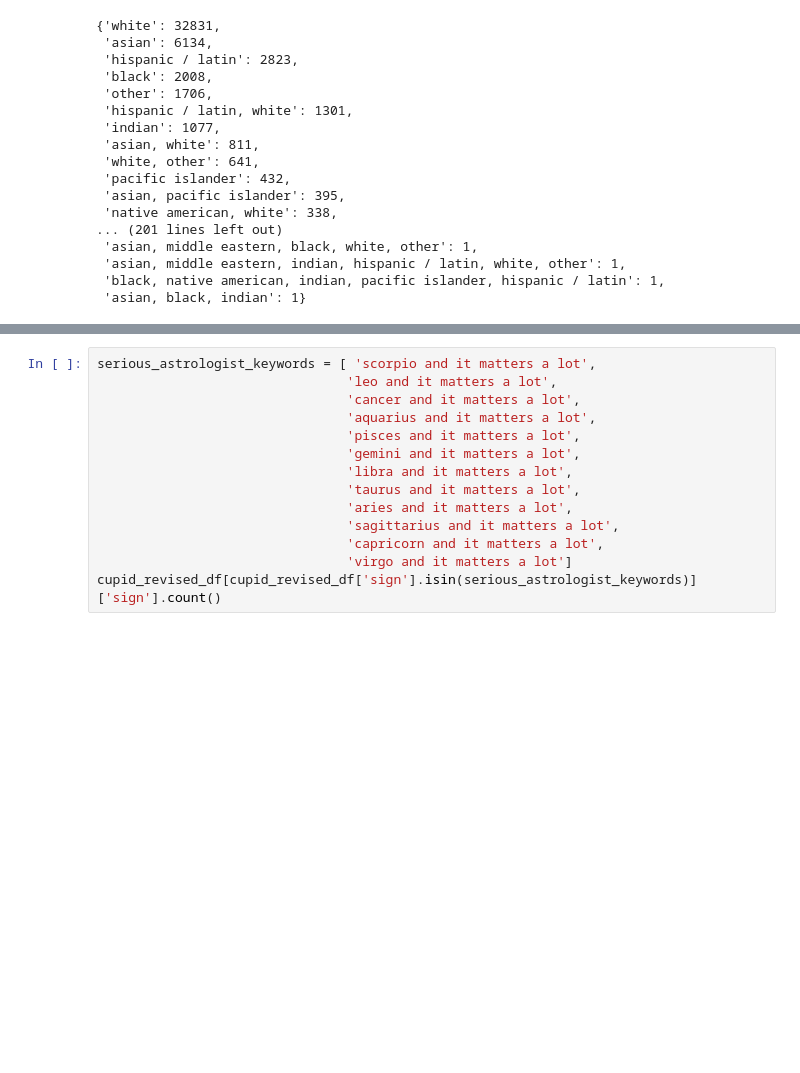
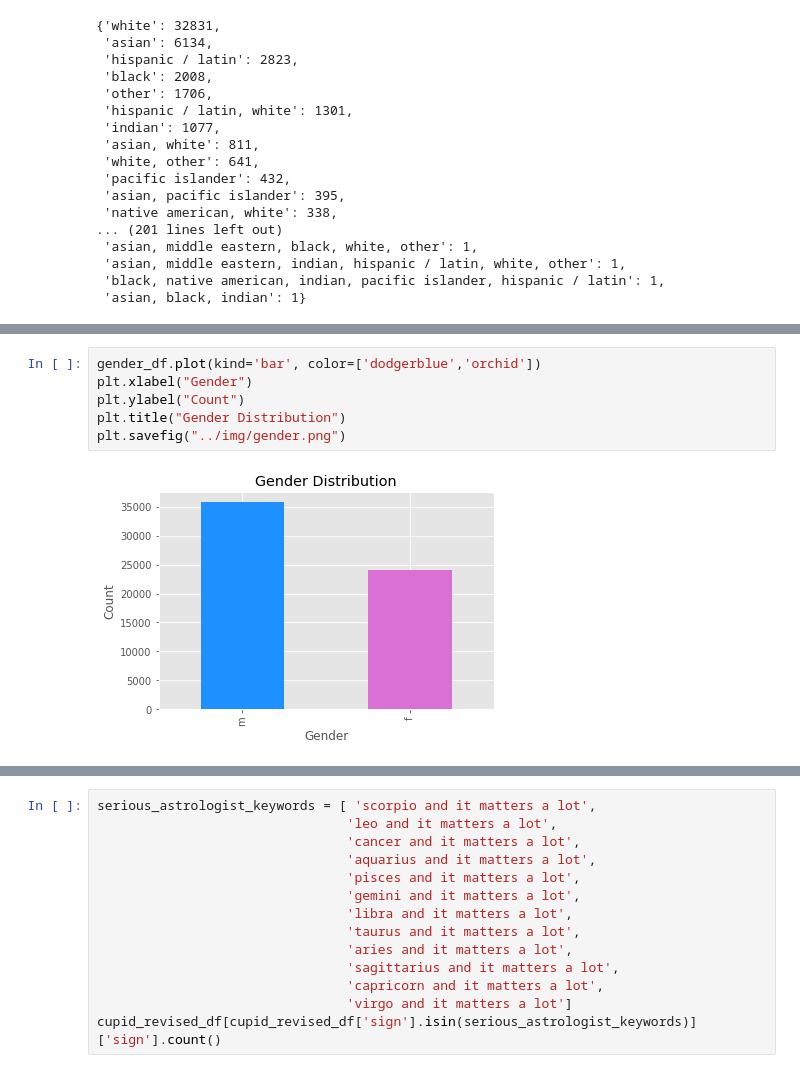
Before and after one commit to truongphamnguyen/daimil-midterm-project, a Jupyter notebook: notebooks/exploring_data.ipynb, the cells around one changed output, grey strips where cells are left out. Drawn from its saved outputs; the diff is of its cells as text; blank space fills up the shorter version.

```diff
--- a/notebooks/exploring_data.ipynb
+++ b/notebooks/exploring_data.ipynb
@@ -311,0 +386,8 @@ cupid_revised_df
+# %%
+gender_df.plot(kind='bar', color=['dodgerblue','orchid'])
+plt.xlabel("Gender")
+plt.ylabel("Count")
+plt.title("Gender Distribution")
+plt.savefig("../img/gender.png")
+# %% [output]
+[figure, added]
```
Also changed, not shown: parts of 17 cells of this notebook, 5 other files.
